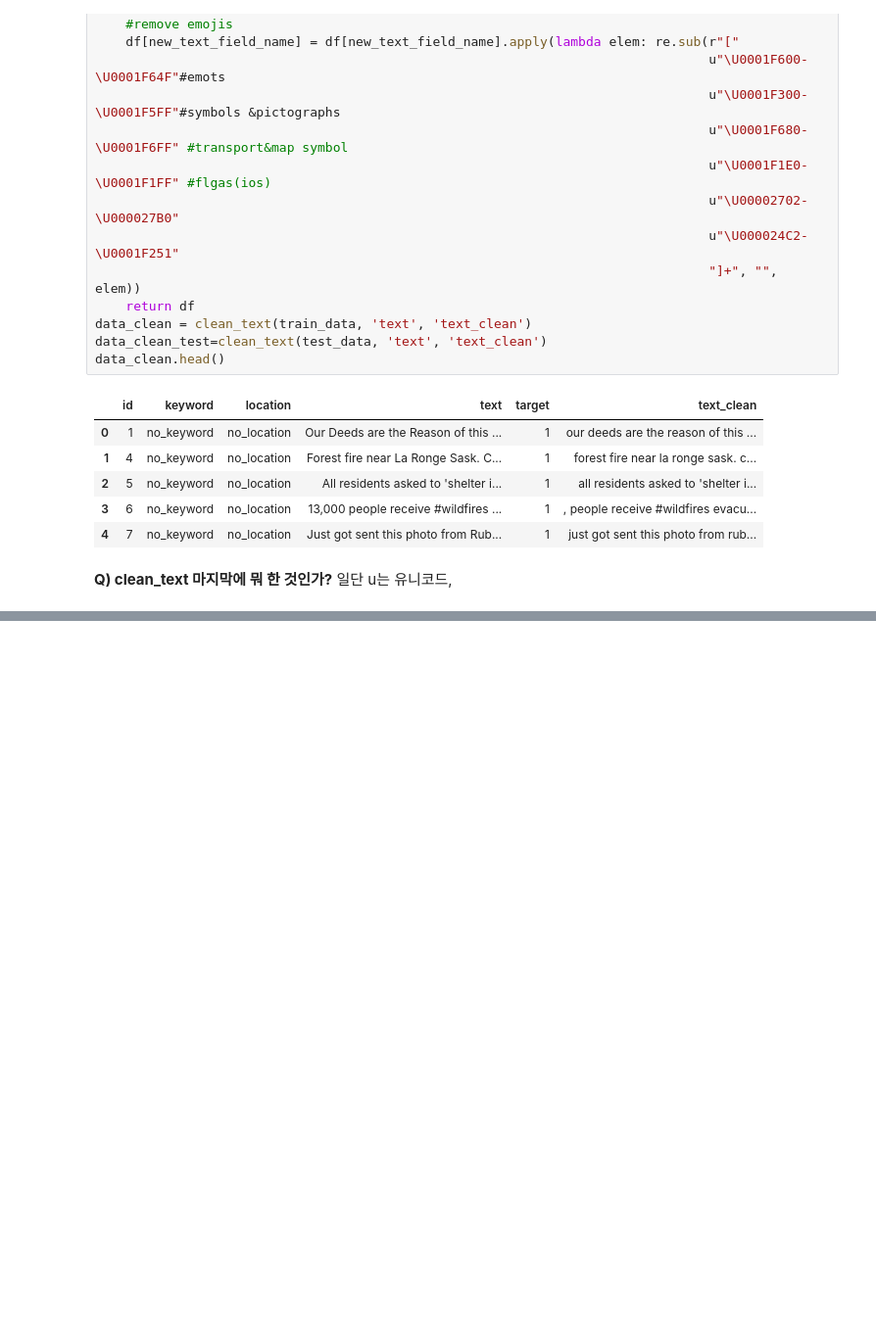
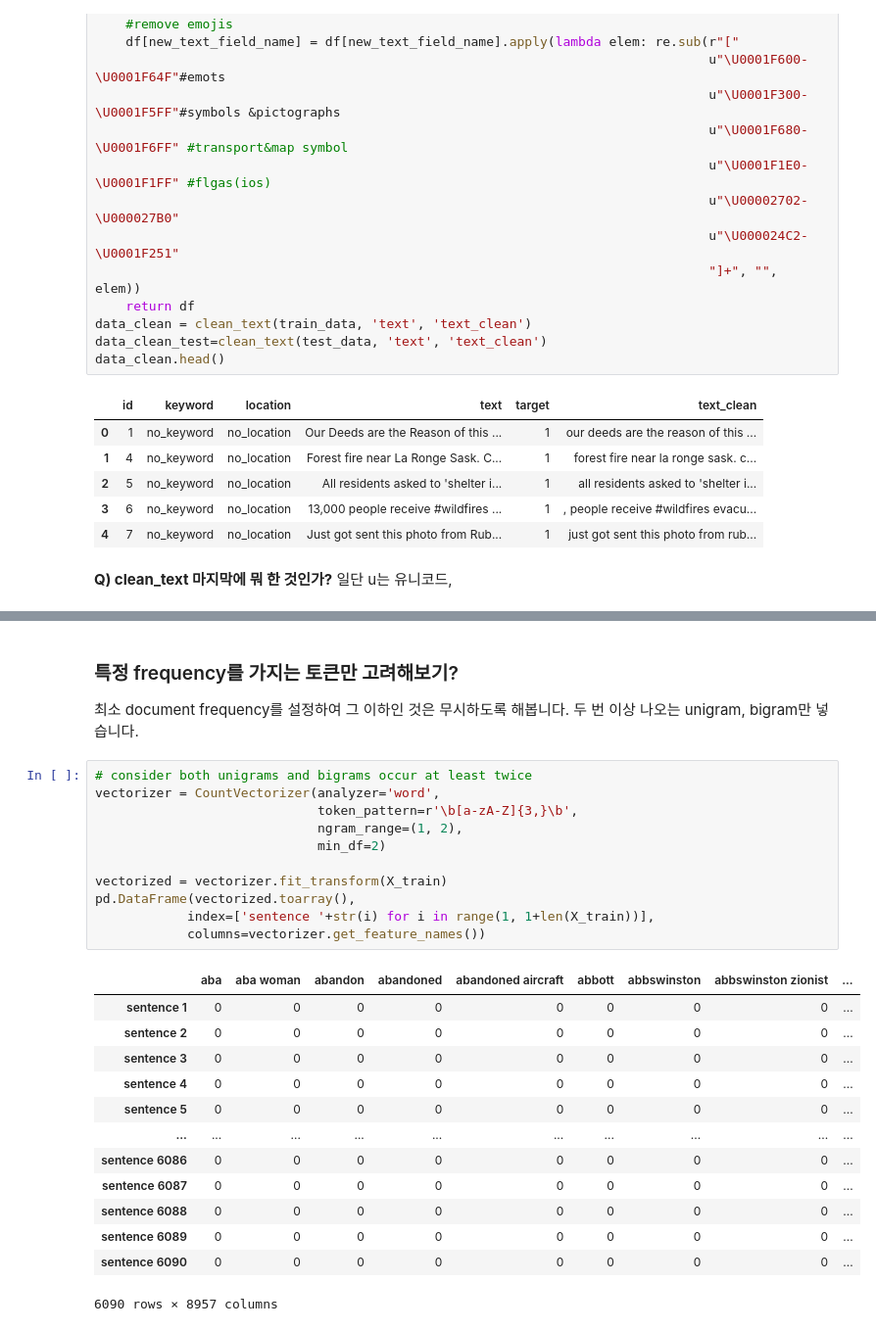
Before and after one commit to chhyyi/aiffel, a Jupyter notebook: kaggle_notebook_copy/mhedhbi-s-nlp-introduction.ipynb, the cells around one changed output, grey strips where cells are left out. Shown at 98% size. Drawn from its saved outputs; the diff is of its cells as text; blank space fills up the shorter version.

```diff
--- a/kaggle_notebook_copy/mhedhbi-s-nlp-introduction.ipynb
+++ b/kaggle_notebook_copy/mhedhbi-s-nlp-introduction.ipynb
@@ -407,0 +603,28 @@ __Q) clean_text 마지막에 뭐 한 것인가?__
+# %% [markdown]
+### 특정 frequency를 가지는 토큰만 고려해보기?
+최소 document frequency를 설정하여 그 이하인 것은 무시하도록 해봅니다. 두 번 이상 나오는 unigram, bigram만 넣습니다.
+# %%
+# consider both unigrams and bigrams occur at least twice
+vectorizer = CountVectorizer(analyzer='word',
+                             token_pattern=r'\b[a-zA-Z]{3,}\b',
+                             ngram_range=(1, 2),
+                             min_df=2)
+
+vectorized = vectorizer.fit_transform(X_train)
+pd.DataFrame(vectorized.toarray(),
+            index=['sentence '+str(i) for i in range(1, 1+len(X_train))],
+            columns=vectorizer.get_feature_names())
+# %% [output]
+|  | aba | aba woman | abandon | abandoned | abandoned aircraft | abbott | abbswinston | abbswinston zionist | ... |
+| sentence 1 | 0 | 0 | 0 | 0 | 0 | 0 | 0 | 0 | ... |
+| sentence 2 | 0 | 0 | 0 | 0 | 0 | 0 | 0 | 0 | ... |
+| sentence 3 | 0 | 0 | 0 | 0 | 0 | 0 | 0 | 0 | ... |
+| sentence 4 | 0 | 0 | 0 | 0 | 0 | 0 | 0 | 0 | ... |
+| sentence 5 | 0 | 0 | 0 | 0 | 0 | 0 | 0 | 0 | ... |
+| ... | ... | ... | ... | ... | ... | ... | ... | ... | ... |
+| sentence 6086 | 0 | 0 | 0 | 0 | 0 | 0 | 0 | 0 | ... |
+| sentence 6087 | 0 | 0 | 0 | 0 | 0 | 0 | 0 | 0 | ... |
+| sentence 6088 | 0 | 0 | 0 | 0 | 0 | 0 | 0 | 0 | ... |
+| sentence 6089 | 0 | 0 | 0 | 0 | 0 | 0 | 0 | 0 | ... |
+| sentence 6090 | 0 | 0 | 0 | 0 | 0 | 0 | 0 | 0 | ... |
+6090 rows × 8957 columns
```
Also changed, not shown: parts of 46 cells of this notebook.
